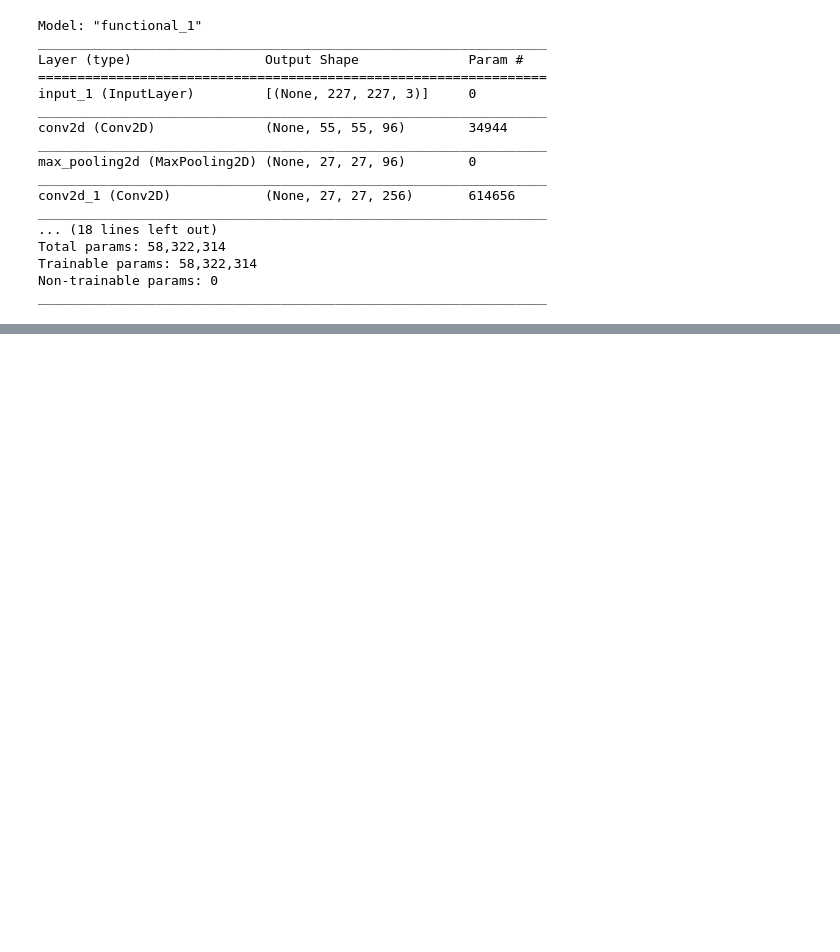
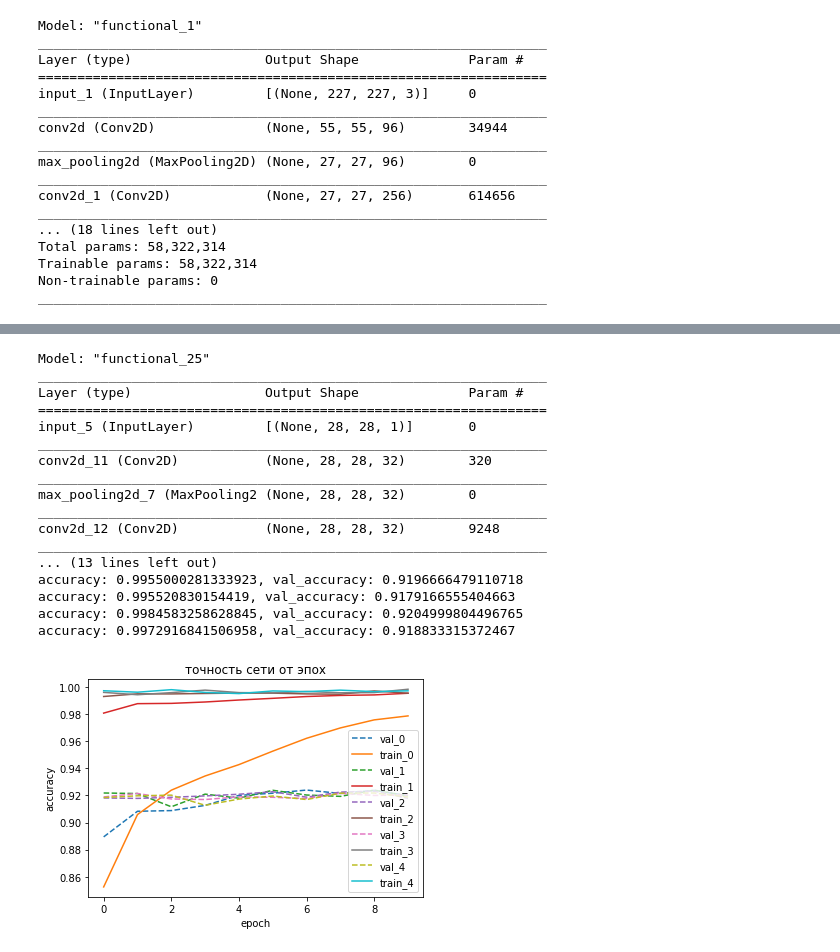
Before and after one commit to Aleksei741/Intr_neural_networks, a Jupyter notebook: Lesson_4/HW.ipynb, the cells around one changed output, grey strips where cells are left out. Cells and saved outputs as stored; diff of their text form; code cells hidden in the pictures; blank space fills up the shorter version.

```diff
--- a/Lesson_4/HW.ipynb
+++ b/Lesson_4/HW.ipynb
@@ -186,0 +281,36 @@ NameError: name 'plt' is not defined
+# %%
+%%time
+
+num_test = 3
+note = '(conv32+max3_3)х2+full512'
+
+input = Input(shape=(28, 28, 1))
+
+x = Conv2D(32, (3, 3), padding='same', activation='relu')(input)
+x = MaxPooling2D(pool_size=(3, 3), strides=(1, 1), padding='same')(x)
+x = Conv2D(32, (3, 3), padding='same', activation='relu')(x)
+x = MaxPooling2D(pool_size=(3, 3), strides=(1, 1), padding='same')(x)
+x = Flatten()(x)
+x = Dense(512, activation='relu')(x)
+x = Dense(10, activation='softmax')(x)
+
+statistic = model_compile(input, x, statistic=statistic, num_test=num_test, batch_size=100, epochs=10, note=note, train_images=train_images, train_labels=train_labels, repeat=5, verbose=0)
+# %% [output]
+Model: "functional_25"
+_________________________________________________________________
+Layer (type)                 Output Shape              Param #
+=================================================================
+input_5 (InputLayer)         [(None, 28, 28, 1)]       0
+_________________________________________________________________
+conv2d_11 (Conv2D)           (None, 28, 28, 32)        320
+_________________________________________________________________
+max_pooling2d_7 (MaxPooling2 (None, 28, 28, 32)        0
+_________________________________________________________________
+conv2d_12 (Conv2D)           (None, 28, 28, 32)        9248
+_________________________________________________________________
+... (13 lines left out)
+accuracy: 0.9955000281333923, val_accuracy: 0.9196666479110718
+accuracy: 0.995520830154419, val_accuracy: 0.9179166555404663
+accuracy: 0.9984583258628845, val_accuracy: 0.9204999804496765
+accuracy: 0.9972916841506958, val_accuracy: 0.918833315372467
+[figure, added]
```
Also changed, not shown: parts of 30 cells of this notebook, 1 other file.
